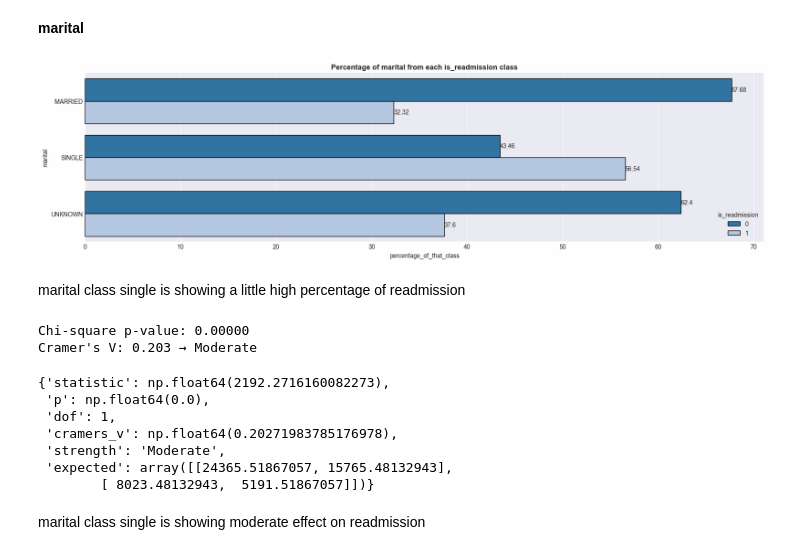
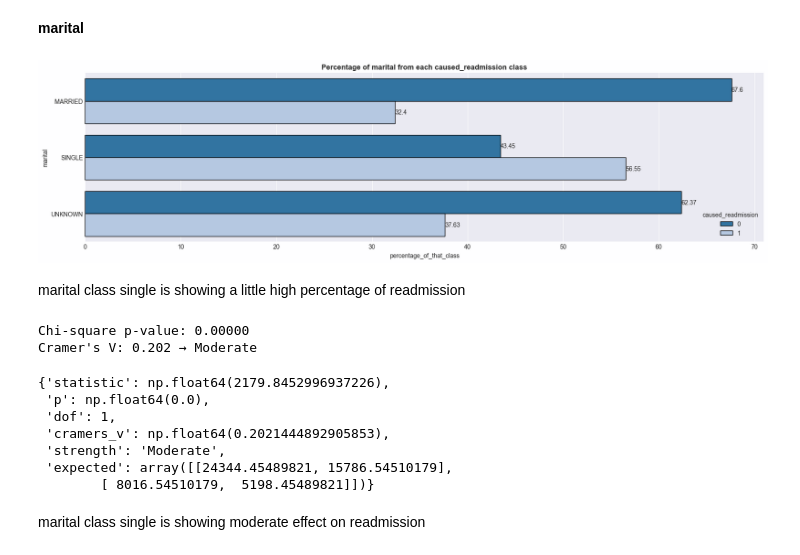
Before and after one commit to IamRaNo/ranojoy_data_analytics_projects, a Jupyter notebook: synthea readmission analysis/notebooks/pandas_analysis.ipynb, the cells around one changed output. Drawn from its saved outputs; the diff is of its cells as text; code cells hidden in the pictures.

```diff
--- a/synthea readmission analysis/notebooks/pandas_analysis.ipynb
+++ b/synthea readmission analysis/notebooks/pandas_analysis.ipynb
@@ -60,6 +60,8 @@ data.head(1)
 data['condition_duration']= data['condition_duration'].str.replace(' days',"").astype('Int64')
 # %%
 data['careplan_duration']= data['careplan_duration'].str.replace(' days',"").astype('Int64')
+# %%
+data[['careplan_duration','condition_duration']] = data[['careplan_duration','condition_duration']].fillna(0)
 # %%
 data.shape
 # %% [output]
@@ -393,26 +363,26 @@ nothing specific with duration
 **marital**
 # %%
 plt.figure(figsize=(20,5))
-P.percentage_in_that_class(column='marital',data=data,target='is_readmission',orient='h')
+P.percentage_in_that_class(column='marital',data=data,target='caused_readmission',orient='h')
 # %% [output]
-[figure, old version]
+[figure, new version]
 # %% [markdown]
 marital class single is showing a little high percentage of readmission
 # %%
 marital_mask = (data['marital']=='SINGLE')
-ct = pd.crosstab(marital_mask,data['is_readmission'])
+ct = pd.crosstab(marital_mask,data['caused_readmission'])
 
 S.chi_sqared_test(ct)
 # %% [output]
 Chi-square p-value: 0.00000
-Cramer's V: 0.203 → Moderate
+Cramer's V: 0.202 → Moderate
-{'statistic': np.float64(2192.2716160082273),
+{'statistic': np.float64(2179.8452996937226),
  'p': np.float64(0.0),
  'dof': 1,
- 'cramers_v': np.float64(0.20271983785176978),
+ 'cramers_v': np.float64(0.2021444892905853),
  'strength': 'Moderate',
- 'expected': array([[24365.51867057, 15765.48132943],
-        [ 8023.48132943,  5191.51867057]])}
+ 'expected': array([[24344.45489821, 15786.54510179],
+        [ 8016.54510179,  5198.45489821]])}
 # %% [markdown]
 marital class single is showing moderate effect on readmission
 # %% [markdown]
```
Also changed, not shown: parts of 86 cells of this notebook, 3 other files.
